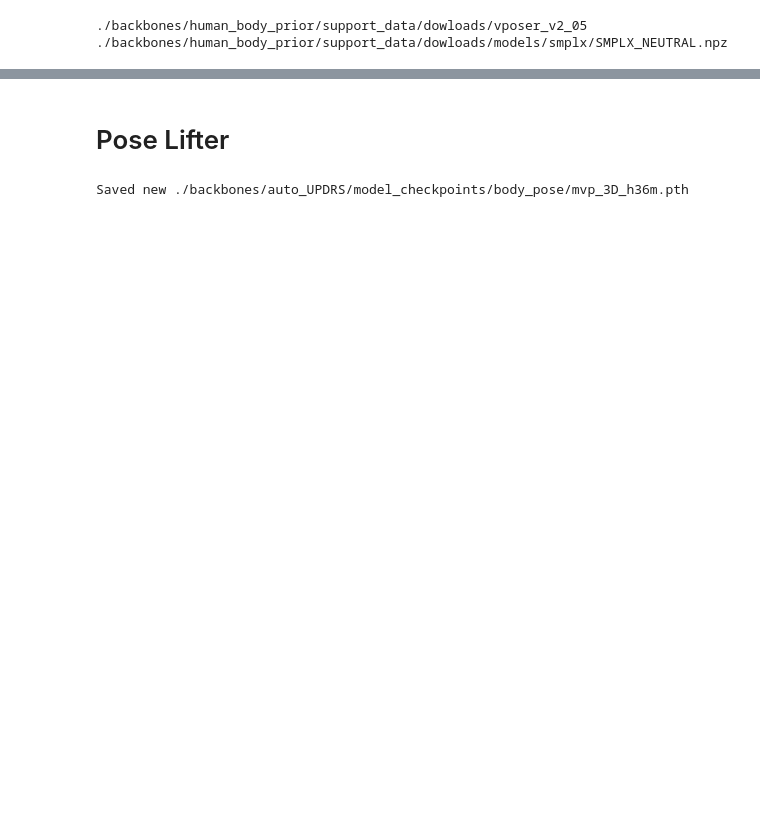
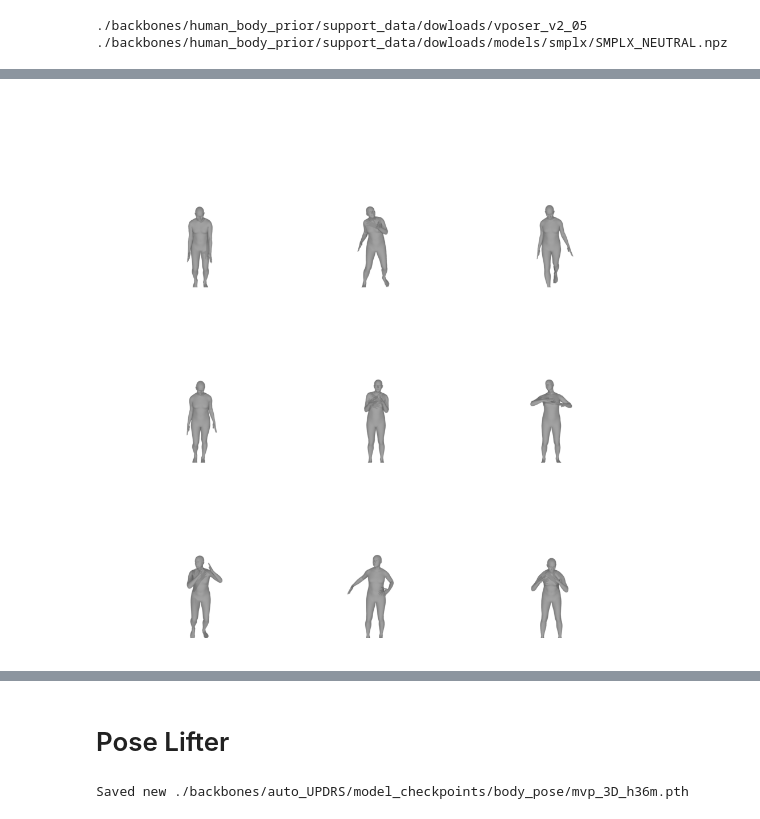
Before and after one commit to lbidulka/ESCAPE, a Jupyter notebook: pose_MAP.ipynb, the cells around one changed output, grey strips where cells are left out. Saved outputs shown, nothing was run; the diff lists cells and outputs as text; code cells hidden in the pictures; blank space fills up the shorter version.

```diff
--- a/pose_MAP.ipynb
+++ b/pose_MAP.ipynb
@@ -47 +44,44 @@ vp = vp.to('cuda')
+# %%
+# joint_names = {
+#             0: 'L_Hip',
+#             3: 'L_Knee',
+#             6: 'L_Ankle',
+#             9: 'L_Foot',
+
+#             1: 'R_Hip',
+#             4: 'R_Knee',
+#             7: 'R_Ankle',
+#             10: 'R_Foot',
+
+#             2: 'Spine1',
+#             5: 'Spine2',
+#             8: 'Spine3',
+#             11: 'Neck',
+#             14: 'Head', # 15?
+
+#             12: 'L_Collar',
+#             15: 'L_Shoulder',
+#             17: 'L_Elbow',
+#             19: 'L_Wrist',
+#             13: 'R_Collar',
+#             16: 'R_Shoulder',
+#             18: 'R_Elbow',
+#             20: 'R_Wrist',
+#         }
+
+# Generate 3D poses
+num_poses = 9
+sampled_pose_body = vp.sample_poses(num_poses=num_poses)['pose_body'].contiguous() # generate Nx1x21x3 tensor of body pose parameters
+
+plot_pose_body = {'pose_body':sampled_pose_body.view(num_poses, -1)}
+body = bm(**plot_pose_body) # fwd pass to regress the kpts in xyz
+plot_poses = body.Jtr.cpu().numpy() # retrieve kpts
+
+# Show full smpl pose renders
+sampled_pose_body = sampled_pose_body.view(num_poses, -1)
+images = render_smpl_params(bm, {'pose_body':sampled_pose_body}).reshape(3,3,1,800,800,3)
+img = imagearray2file(images)
+show_image(np.array(img[0]))
+# %% [output]
+[figure, added]
 # %%
```
Also changed, not shown: parts of 7 cells of this notebook, 3 other files.
